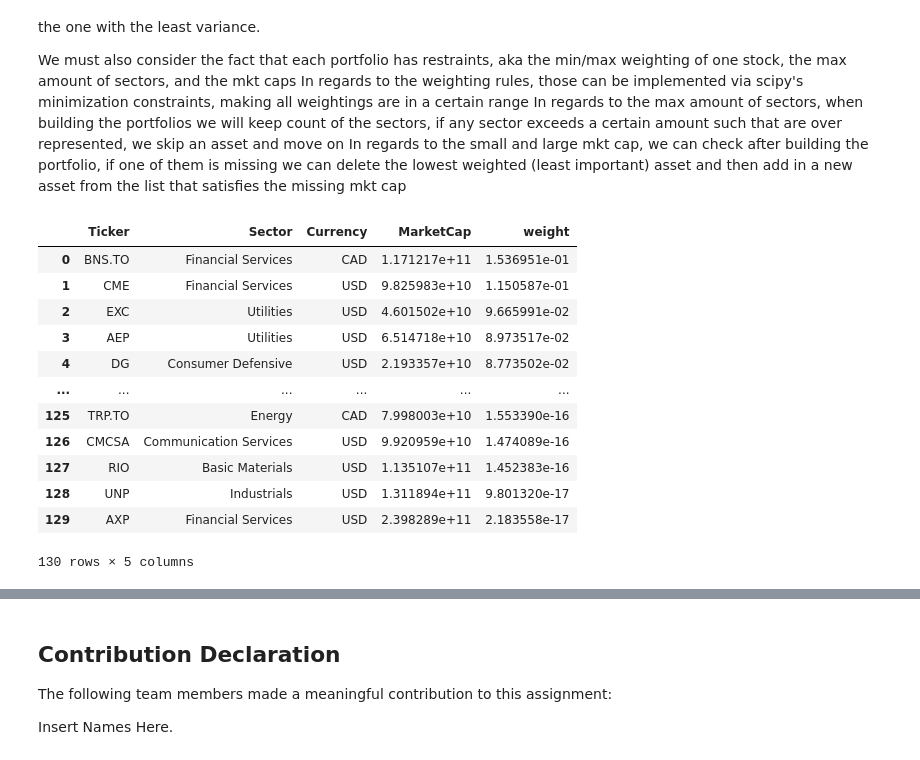
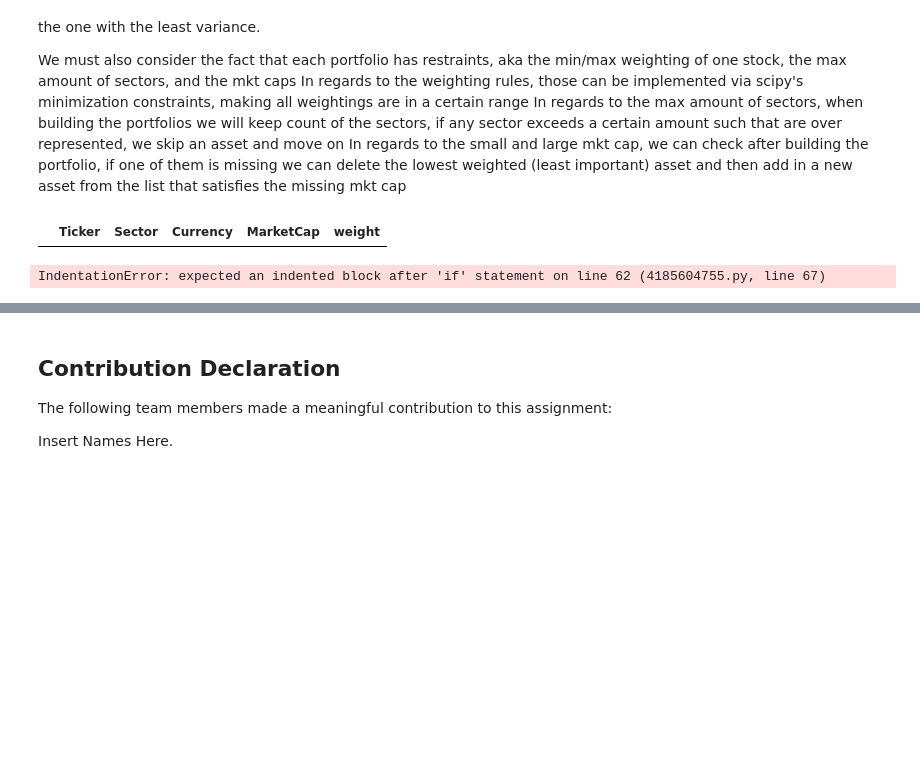
Before and after one commit to neilhaoyuan/risk-constrained-portfolio-optimizer, a Jupyter notebook: Team_15_Assignment.ipynb, the cells around one changed output, grey strips where cells are left out. Saved outputs shown, nothing was run; the diff lists cells and outputs as text; code cells hidden in the pictures; blank space fills up the shorter version.

```diff
--- a/Team_15_Assignment.ipynb
+++ b/Team_15_Assignment.ipynb
@@ -292,22 +293,12 @@ def secondary_minimization(cov_matrix):
 # %%
 info_df['weight'] = primary_weights #Assume info_df holds the tickers, sector, market cap, etc and not the dates etc. We now add the weights.
 ordered_info_df = info_df.copy().sort_values('weight', ascending = False).reset_index(drop=True)
 
 ordered_info_df
+cur = ordered_info_df[ordered_info_df["Ticker"] == "ABVV"]
+cur
 # %% [output]
 |  | Ticker | Sector | Currency | MarketCap | weight |
-| 0 | BNS.TO | Financial Services | CAD | 1.171217e+11 | 1.536951e-01 |
-| 1 | CME | Financial Services | USD | 9.825983e+10 | 1.150587e-01 |
-| 2 | EXC | Utilities | USD | 4.601502e+10 | 9.665991e-02 |
-| 3 | AEP | Utilities | USD | 6.514718e+10 | 8.973517e-02 |
-| 4 | DG | Consumer Defensive | USD | 2.193357e+10 | 8.773502e-02 |
-| ... | ... | ... | ... | ... | ... |
-| 125 | TRP.TO | Energy | CAD | 7.998003e+10 | 1.553390e-16 |
-| 126 | CMCSA | Communication Services | USD | 9.920959e+10 | 1.474089e-16 |
-| 127 | RIO | Basic Materials | USD | 1.135107e+11 | 1.452383e-16 |
-| 128 | UNP | Industrials | USD | 1.311894e+11 | 9.801320e-17 |
-| 129 | AXP | Financial Services | USD | 2.398289e+11 | 2.183558e-17 |
-130 rows × 5 columns
 # %%
 # Code that creates a portfolio that matches the requirements
 
@@ -358,6 +349,23 @@ def find_least_imp(portfolio, lg_indxs, sm_indxs):
         if i != only_large_idx and i != only_small_idx:
             return i
 
+"""
+def valid_port_check(ticker_list):
+    portfolio = [] # Will be a list of Series
+    port_sectors = []
+    max_sector_num = int(len(ticker_list) * 0.4)
+
+    # Creates preliminary portfolio
+    for i in range(len(ticker_list)):
+        cur = ordered_info_df[ordered_info_df["Ticker"] == ticker_list[i]]
+        cur_sector = cur['Sector']
+
+    num_lg = len(is_lg_cap(ticker_list))
+    num_sm = len(is_sm_cap(ticker_list))
+    if (num_lg == 0 or num_sm == 0):
+"""
+
+
 # Creates a portfolio that is valid
 def create_portfolio(size):
     """
@@ -365,7 +373,7 @@ def create_portfolio(size):
     :return: a list of tickers that are in the portfolio, or none if it cannot create a portfolio that satisfies all requirements
     """
 
-    portfolio = []
+    portfolio = [] # Will be a list of Series
     port_sectors = []
     i = 0
     max_sector_num = int(size * 0.4)
@@ -430,6 +438,8 @@ def create_portfolio(size):
         ticker_only.append(ticker_name)
 
     return ticker_only
+# %% [output]
+IndentationError: expected an indented block after 'if' statement on line 62 (4185604755.py, line 67)
 # %%
 # Code that creates the portfolio of 10-25, and then sees which one is the most optimal
 
```
Also changed, not shown: parts of 7 cells of this notebook, 1 other file.
